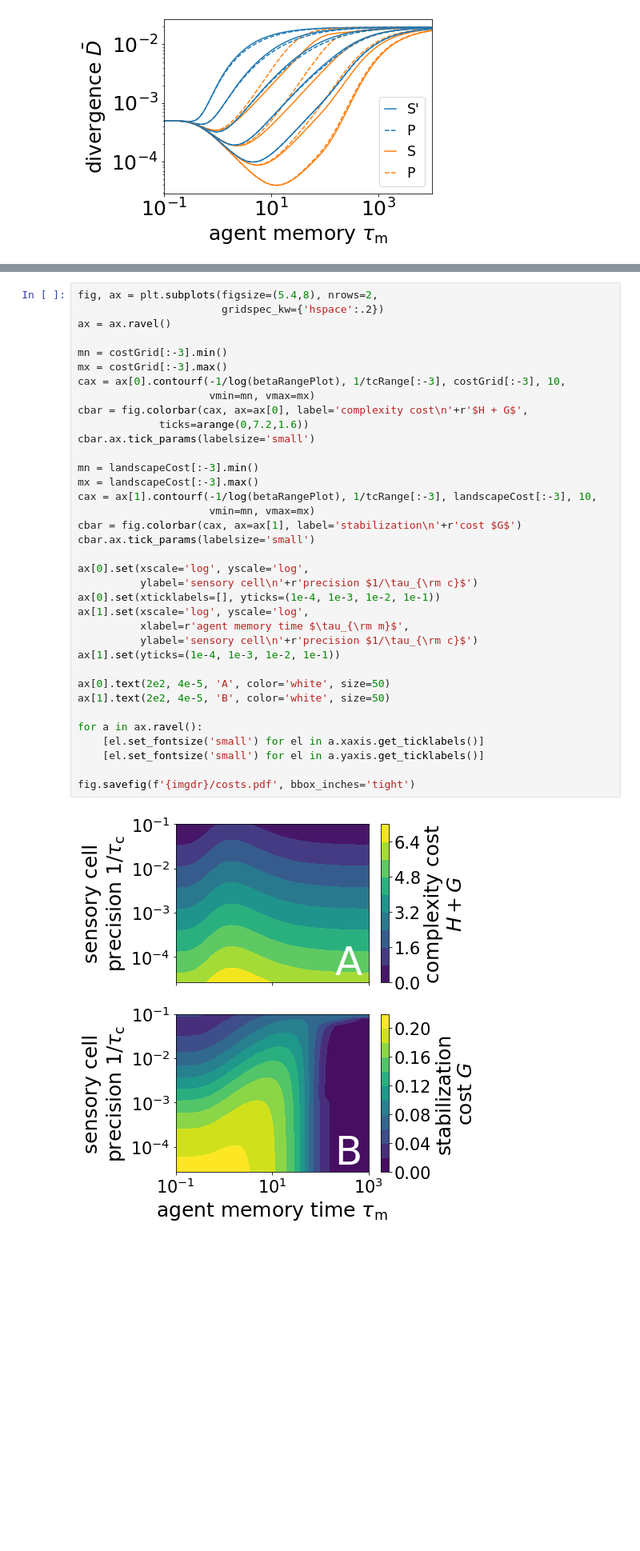
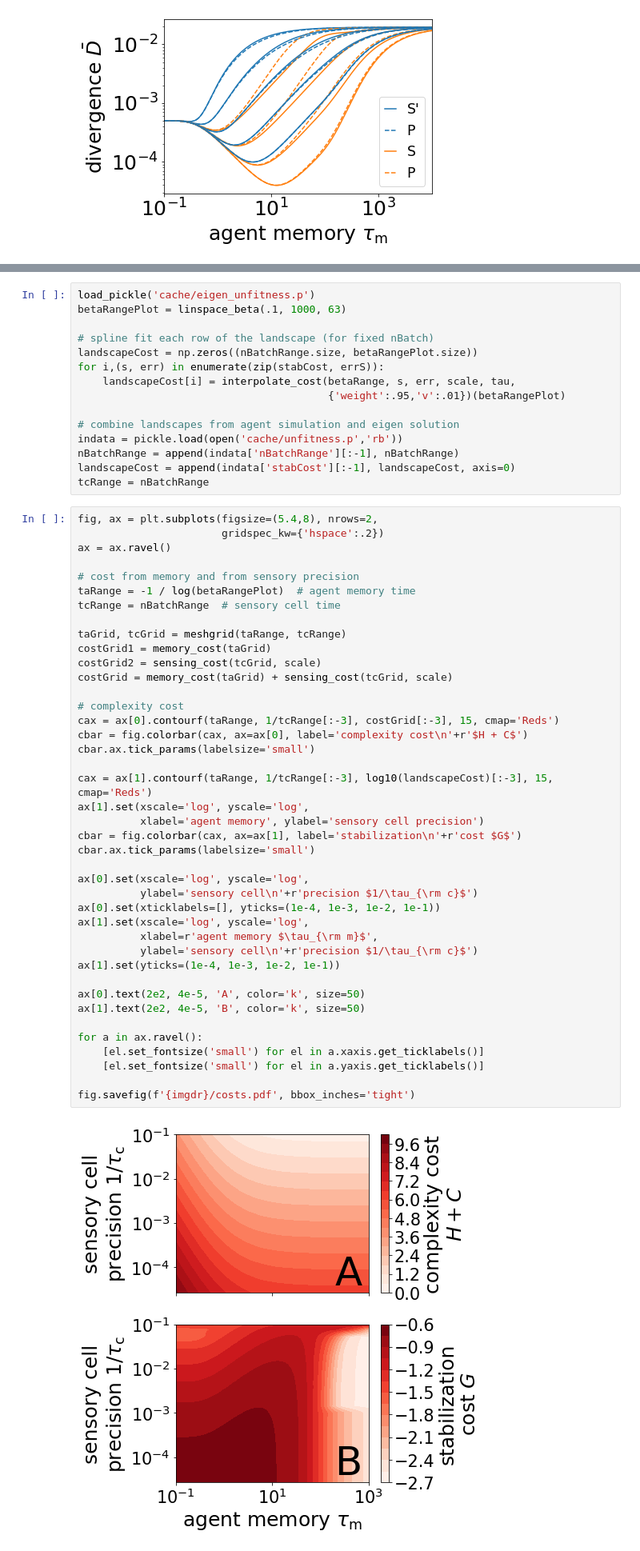
Before and after one commit to eltrompetero/adaptation, a Jupyter notebook: plotting.ipynb, the cells around one changed output, grey strips where cells are left out. Shown: that part at 80% size. Cells and saved outputs as stored; diff of their text form; blank space fills up the shorter version.

Commit message:
minor formatting and plotting notebook

```diff
--- a/plotting.ipynb
+++ b/plotting.ipynb
@@ -714,38 +700,58 @@ load_pickle('plotting/competition.p')
+# %%
+load_pickle('cache/eigen_unfitness.p')
+betaRangePlot = linspace_beta(.1, 1000, 63)
+
+# spline fit each row of the landscape (for fixed nBatch)
+landscapeCost = np.zeros((nBatchRange.size, betaRangePlot.size))
+for i,(s, err) in enumerate(zip(stabCost, errS)):
+    landscapeCost[i] = interpolate_cost(betaRange, s, err, scale, tau,
+                                        {'weight':.95,'v':.01})(betaRangePlot)
+
+# combine landscapes from agent simulation and eigen solution
+indata = pickle.load(open('cache/unfitness.p','rb'))
+nBatchRange = append(indata['nBatchRange'][:-1], nBatchRange)
+landscapeCost = append(indata['stabCost'][:-1], landscapeCost, axis=0)
+tcRange = nBatchRange
 # %%
 fig, ax = plt.subplots(figsize=(5.4,8), nrows=2,
                        gridspec_kw={'hspace':.2})
 ax = ax.ravel()
 
-mn = costGrid[:-3].min()
-mx = costGrid[:-3].max()
-cax = ax[0].contourf(-1/log(betaRangePlot), 1/tcRange[:-3], costGrid[:-3], 10,
-                     vmin=mn, vmax=mx)
-cbar = fig.colorbar(cax, ax=ax[0], label='complexity cost\n'+r'$H + G$',
-             ticks=arange(0,7.2,1.6))
+# cost from memory and from sensory precision
+taRange = -1 / log(betaRangePlot)  # agent memory time
+tcRange = nBatchRange  # sensory cell time
+
+taGrid, tcGrid = meshgrid(taRange, tcRange)
+costGrid1 = memory_cost(taGrid)
+costGrid2 = sensing_cost(tcGrid, scale)
+costGrid = memory_cost(taGrid) + sensing_cost(tcGrid, scale)
+
+# complexity cost
+cax = ax[0].contourf(taRange, 1/tcRange[:-3], costGrid[:-3], 15, cmap='Reds')
+cbar = fig.colorbar(cax, ax=ax[0], label='complexity cost\n'+r'$H + C$')
 cbar.ax.tick_params(labelsize='small')
 
-mn = landscapeCost[:-3].min()
-mx = landscapeCost[:-3].max()
-cax = ax[1].contourf(-1/log(betaRangePlot), 1/tcRange[:-3], landscapeCost[:-3], 10,
-                     vmin=mn, vmax=mx)
+cax = ax[1].contourf(taRange, 1/tcRange[:-3], log10(landscapeCost)[:-3], 15, cmap='Reds')
+ax[1].set(xscale='log', yscale='log',
+          xlabel='agent memory', ylabel='sensory cell precision')
 cbar = fig.colorbar(cax, ax=ax[1], label='stabilization\n'+r'cost $G$')
 cbar.ax.tick_params(labelsize='small')
 
 ax[0].set(xscale='log', yscale='log',
           ylabel='sensory cell\n'+r'precision $1/\tau_{\rm c}$')
 ax[0].set(xticklabels=[], yticks=(1e-4, 1e-3, 1e-2, 1e-1))
 ax[1].set(xscale='log', yscale='log',
-          xlabel=r'agent memory time $\tau_{\rm m}$',
+          xlabel=r'agent memory $\tau_{\rm m}$',
           ylabel='sensory cell\n'+r'precision $1/\tau_{\rm c}$')
 ax[1].set(yticks=(1e-4, 1e-3, 1e-2, 1e-1))
 
-ax[0].text(2e2, 4e-5, 'A', color='white', size=50)
-ax[1].text(2e2, 4e-5, 'B', color='white', size=50)
+ax[0].text(2e2, 4e-5, 'A', color='k', size=50)
+ax[1].text(2e2, 4e-5, 'B', color='k', size=50)
 
 for a in ax.ravel():
     [el.set_fontsize('small') for el in a.xaxis.get_ticklabels()]
     [el.set_fontsize('small') for el in a.yaxis.get_ticklabels()]
 
 fig.savefig(f'{imgdr}/costs.pdf', bbox_inches='tight')
 # %% [output]
-[figure, old version]
+[figure, new version]
```
Also changed, not shown: parts of 10 cells of this notebook, 1 other file.
